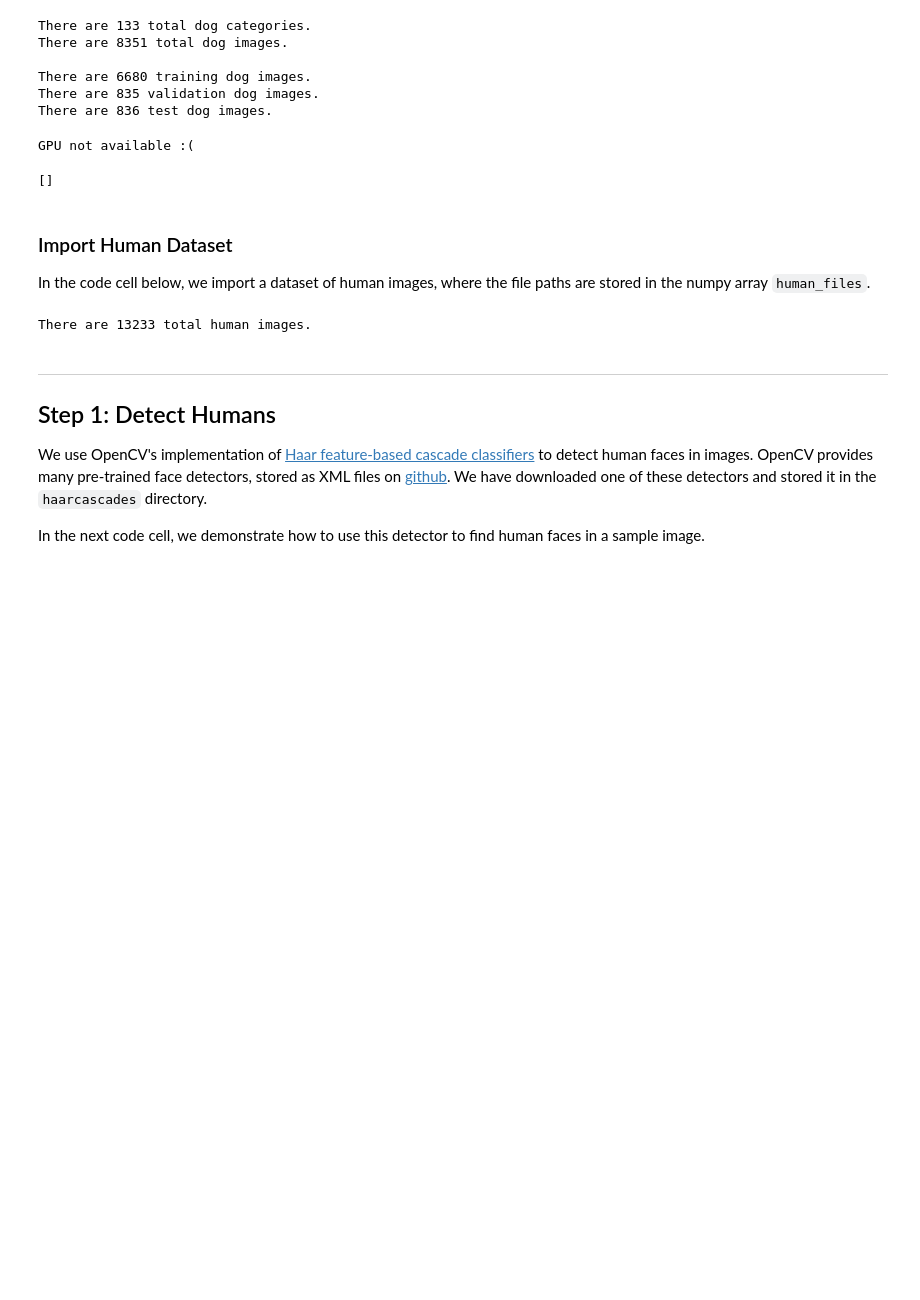
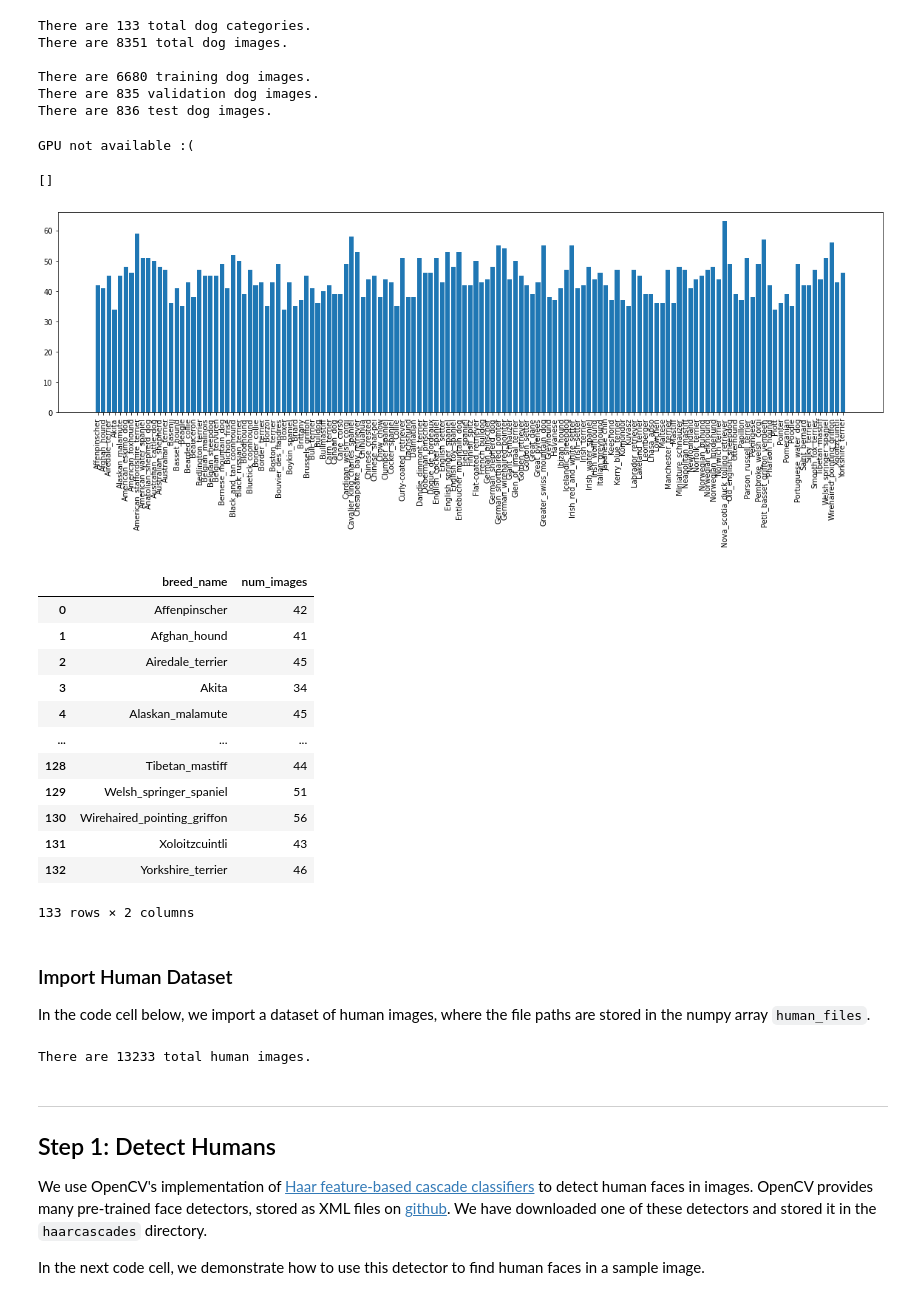
Before and after one commit to tinachientw/DSND_Dog_Breed_Classification, a Jupyter notebook: dog_app.ipynb, the cells around one changed output. Drawn from its saved outputs; the diff is of its cells as text; code cells hidden in the pictures; blank space fills up the shorter version.

Commit message:
Update dog_app.ipynb
add breed distribution graph

```diff
--- a/dog_app.ipynb
+++ b/dog_app.ipynb
@@ -101,6 +103,39 @@ tf.config.list_physical_devices("GPU")
 # %% [output]
 GPU not available :(
 []
+# %%
+def breed_graph():
+    list_names = []
+    num_files = []
+    breed_db = pd.DataFrame()
+
+    for  folder in sorted(glob("./data/dog_images/train/*/")):
+        list_names.append(folder[28:-1])
+        num_files.append(len(folder))
+    breed_db['breed_name'] = list_names
+    breed_db['num_images'] = num_files
+    plt.figure(figsize=(20,5))
+    plt.xticks(rotation=90)
+    plt.bar(list_names,num_files)
+    plt.show()
+    return breed_db
+# %%
+breed_graph()
+# %% [output]
+[figure, added]
+|  | breed_name | num_images |
+| 0 | Affenpinscher | 42 |
+| 1 | Afghan_hound | 41 |
+| 2 | Airedale_terrier | 45 |
+| 3 | Akita | 34 |
+| 4 | Alaskan_malamute | 45 |
+| ... | ... | ... |
+| 128 | Tibetan_mastiff | 44 |
+| 129 | Welsh_springer_spaniel | 51 |
+| 130 | Wirehaired_pointing_griffon | 56 |
+| 131 | Xoloitzcuintli | 43 |
+| 132 | Yorkshire_terrier | 46 |
+133 rows × 2 columns
 # %% [markdown]
 ### Import Human Dataset
 
```
Also changed, not shown: parts of 1 cell of this notebook.
